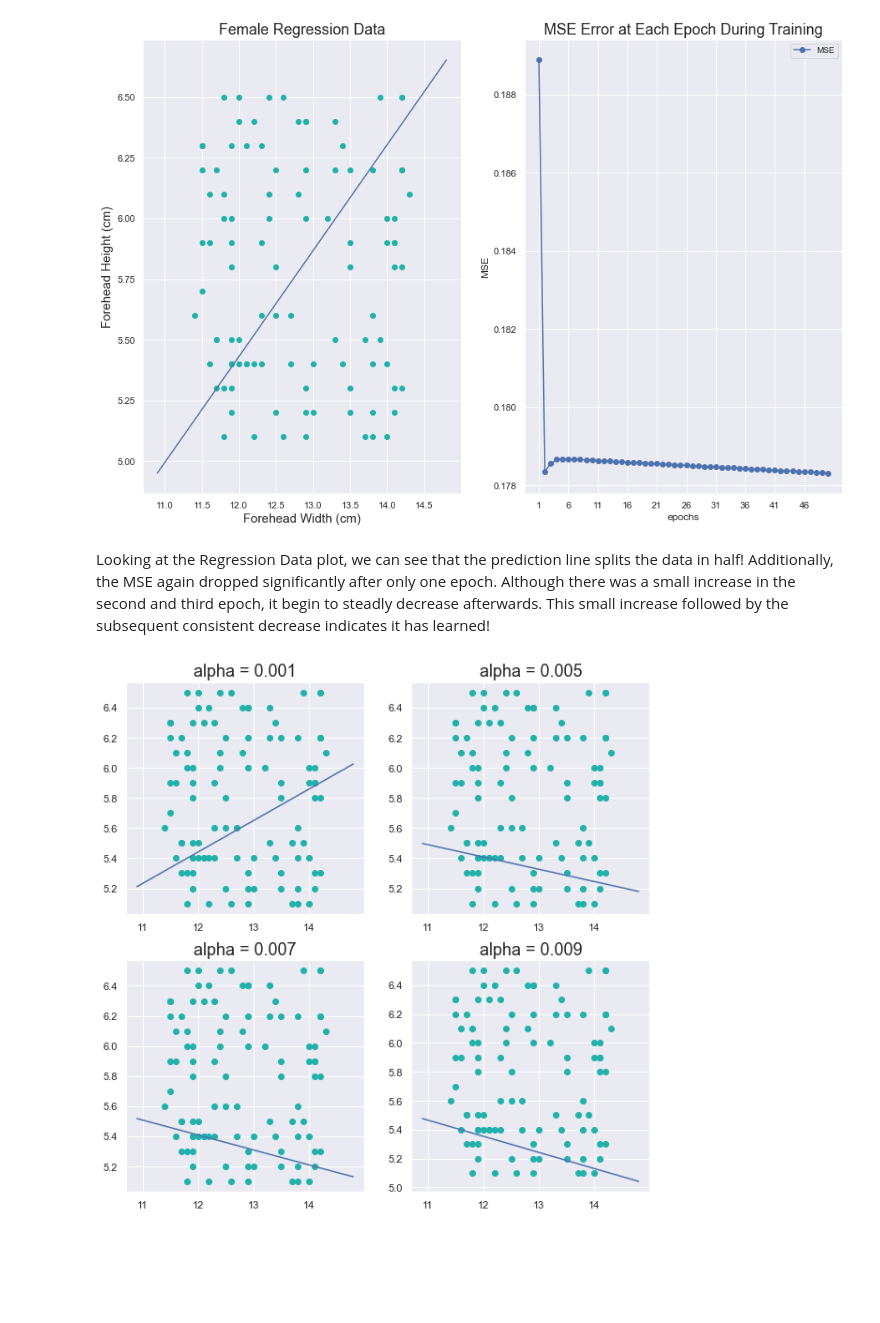
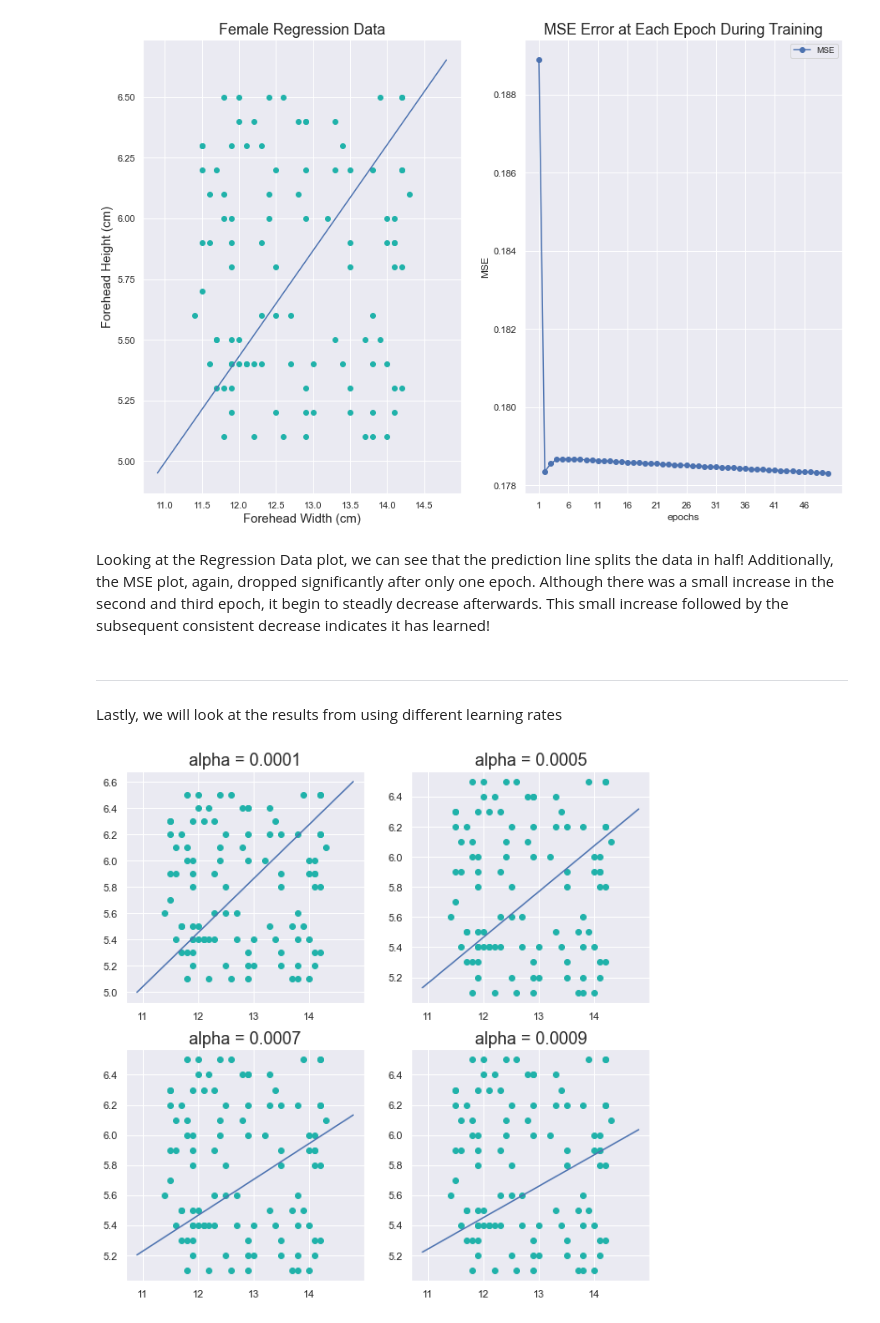
Before and after one commit to rjxgonzalez/INDE_577_Data-Science-and-Machine-Learning-, a Jupyter notebook: Supervised Learning/Regression/Linear Regression/Linear Regression.ipynb, the cells around one changed output. Cells and saved outputs as stored; diff of their text form; code cells hidden in the pictures; blank space fills up the shorter version.

```diff
--- a/Supervised Learning/Regression/Linear Regression/Linear Regression.ipynb
+++ b/Supervised Learning/Regression/Linear Regression/Linear Regression.ipynb
@@ -214,23 +214,23 @@ ax2.set_title("MSE Error at Each Epoch During Training", fontsize = 18)
 Text(0.5, 1.0, 'MSE Error at Each Epoch During Training')
 [figure]
 # %% [markdown]
-Looking at the Regression Data plot, we can see that the prediction line splits the data in half! Additionally, the MSE again dropped significantly after only one epoch. Although there was a small increase in the second and third epoch, it begin to steadly decrease afterwards. This small increase followed by the subsequent consistent decrease indicates it has learned!
+Looking at the Regression Data plot, we can see that the prediction line splits the data in half! Additionally, the MSE plot, again, dropped significantly after only one epoch. Although there was a small increase in the second and third epoch, it begin to steadly decrease afterwards. This small increase followed by the subsequent consistent decrease indicates it has learned!
+# %% [markdown]
+----------------------------------------------------------------------------------------------------------------------------------------------------------
+Lastly, we will look at the results from using different learning rates
 # %%
-# Possible choices of learning rate
-alphas = [0.001, 0.005, 0.007, 0.009]
+alphas = [0.0001, 0.0005, 0.0007, 0.0009] # different learning rates
 
-domain = np.linspace(np.min(X) - .5, np.max(X) + .5, 100)
+domain = np.linspace(np.min(X) - .5, np.max(X) + .5, 100) # domain to plot prediction over
 
-# Call the subplots method for plotting a grid of figures
-fig, axs = plt.subplots(2, 2, figsize=(10,10))
+fig, axs = plt.subplots(2, 2, figsize=(10,10)) # Calling the subplots method for plotting a grid of figures
 
-# Loop over the axs and alpha values
-for ax, alpha in zip(axs.flat, alphas):
+for ax, alpha in zip(axs.flat, alphas): # Loop over the axes and alpha values
     node = Single_Neuron(linear_activation)
     node.train(X, y, alpha = alpha, epochs = 1000)
     ax.plot(domain, node.predict(domain.reshape(-1, 1)))
     ax.scatter(X, y, color = "lightseagreen")
     ax.set_title(f"alpha = {alpha}", fontsize = 18)
 # %% [output]
-[figure, old version]
+[figure, new version]
 # %% [markdown]
```
Also changed, not shown: parts of 1 cell of this notebook.
